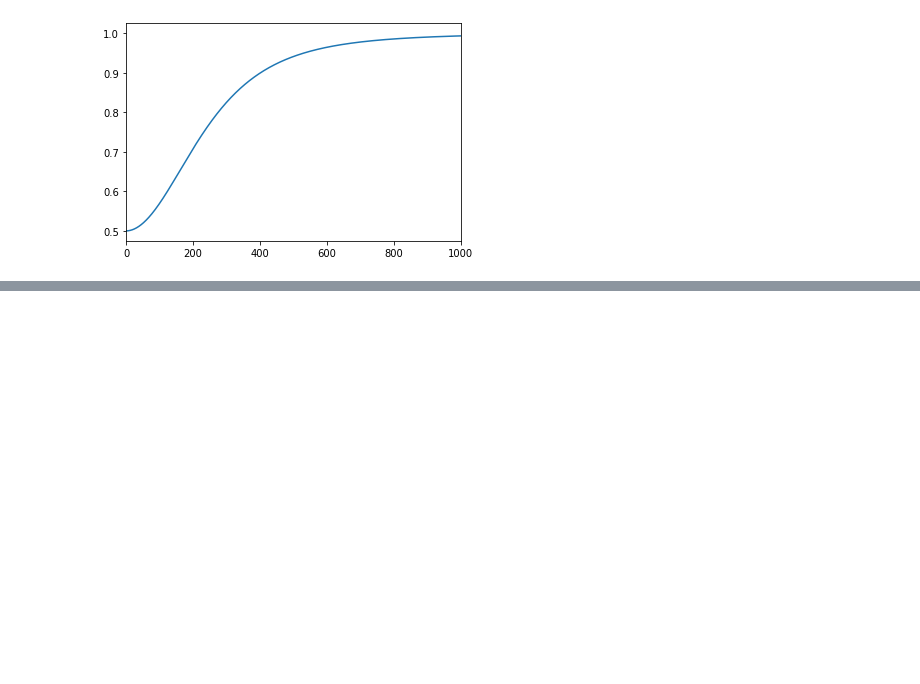
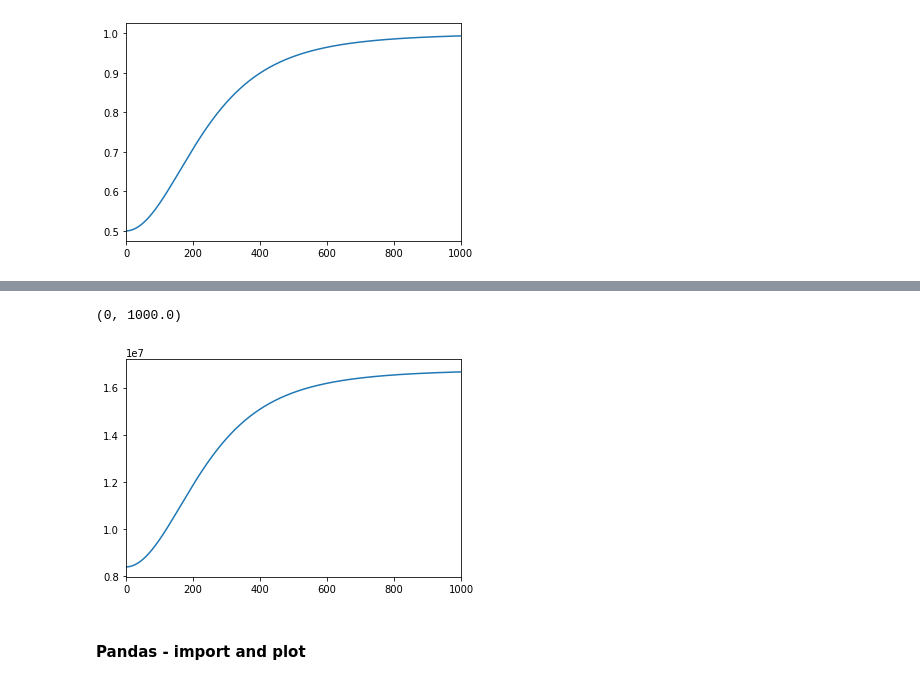
Before and after one commit to AsgeDarr/02255_tmto, a Jupyter notebook: ex_1.ipynb, the cells around one changed output, grey strips where cells are left out. Cells and saved outputs as stored; diff of their text form; code cells hidden in the pictures; blank space fills up the shorter version.

```diff
--- a/ex_1.ipynb
+++ b/ex_1.ipynb
@@ -47,0 +61,14 @@ plt.xlim(left=0)
+# %%
+resultRainbowTablesNEW = []
+for i in resultRainbowTables:
+    resultRainbowTablesNEW.append(i*(2**L))
+
+
+plt.plot(resultRainbowTablesNEW)
+plt.xlim(right=1000)
+plt.xlim(left=0)
+# %% [output]
+(0, 1000.0)
+[figure, added]
+# %% [markdown]
+#### Pandas - import and plot
```
Also changed, not shown: parts of 5 cells of this notebook.
